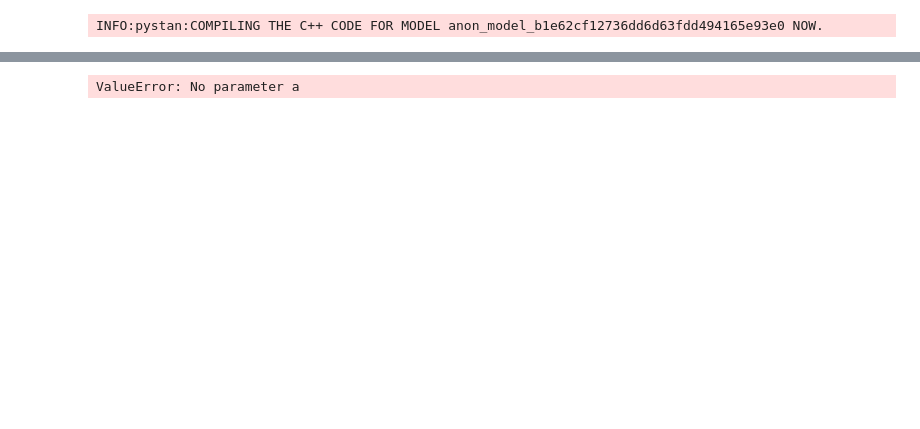
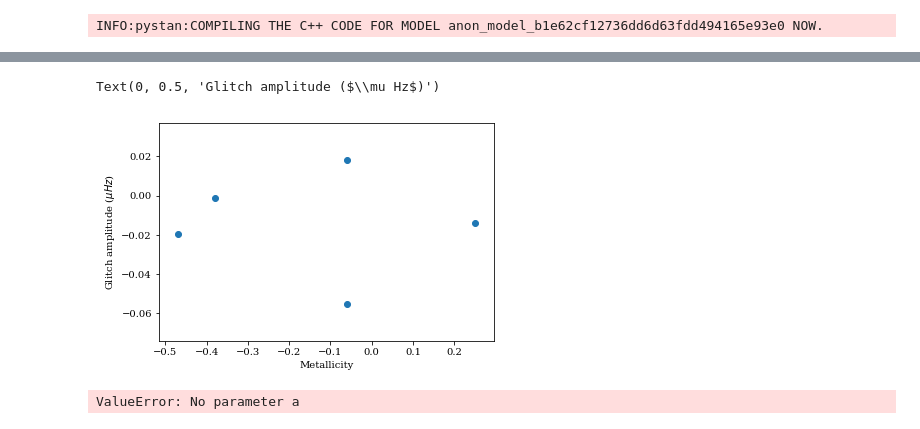
Before and after one commit to daw538/y4project, a Jupyter notebook: JoshFiles/rgData-50-reparam2.ipynb, the cells around one changed output, grey strips where cells are left out. Cells and saved outputs as stored; diff of their text form; code cells hidden in the pictures; blank space fills up the shorter version.

Commit message:
Added graph of amplitude vs metallicity from APOKASC data

```diff
--- a/JoshFiles/rgData-50-reparam2.ipynb
+++ b/JoshFiles/rgData-50-reparam2.ipynb
@@ -355,3 +363,12 @@ Text(0.5, 0.98, 'Parameters plotted against $\\langle \\Delta \\nu \\rangle$')
+# %%
+df_met = pd.read_csv('../data/APOKASCfull.csv')
+metals = [(df_met.loc[(df_met['KIC'] == IDs[i])]).iloc[0]['[M/H]2'] for i in range(len(IDs))]
+plt.scatter(metals, As)
+plt.xlabel('Metallicity')
+plt.ylabel('Glitch amplitude ($\mu Hz$)')
+# %% [output]
+Text(0, 0.5, 'Glitch amplitude ($\\mu Hz$)')
+[figure, added]
 # %%
 import corner
 data = np.vstack([fit['epsilon'], fit['alpha'], fit['dnu'], fit['nmax'],
```
Also changed, not shown: parts of 8 cells of this notebook, 1 other file.
